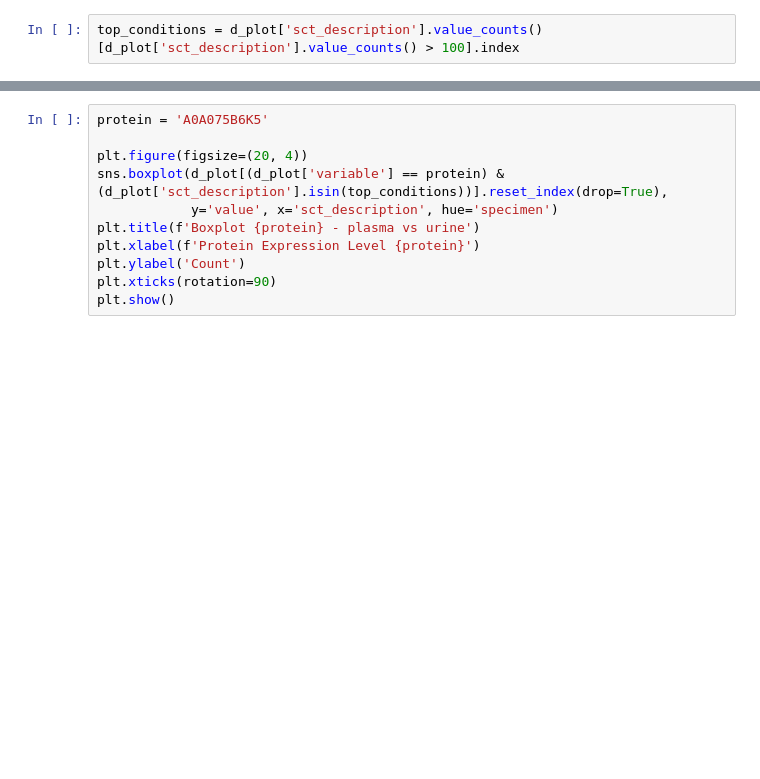
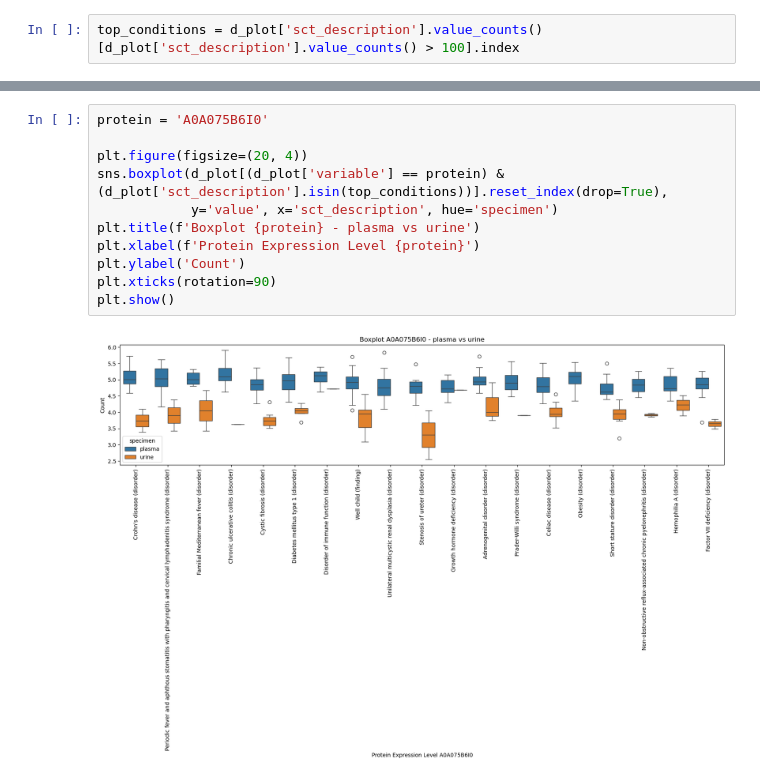
Before and after one commit to johannesbmueller/data_viz, a Jupyter notebook: notebooks/Exercise_#4.ipynb, the cells around one changed output, grey strips where cells are left out. Drawn from its saved outputs; the diff is of its cells as text; blank space fills up the shorter version.

```diff
--- a/notebooks/Exercise_#4.ipynb
+++ b/notebooks/Exercise_#4.ipynb
@@ -123,11 +251,13 @@ d_plot['variable'].value_counts()
 # %%
-protein = 'A0A075B6K5'
+protein = 'A0A075B6I0'
 
 plt.figure(figsize=(20, 4))
 sns.boxplot(d_plot[(d_plot['variable'] == protein) & (d_plot['sct_description'].isin(top_conditions))].reset_index(drop=True),
             y='value', x='sct_description', hue='specimen')
 plt.title(f'Boxplot {protein} - plasma vs urine')
 plt.xlabel(f'Protein Expression Level {protein}')
 plt.ylabel('Count')
 plt.xticks(rotation=90)
 plt.show()
+# %% [output]
+[figure, added]
```
Also changed, not shown: parts of 14 cells of this notebook.
